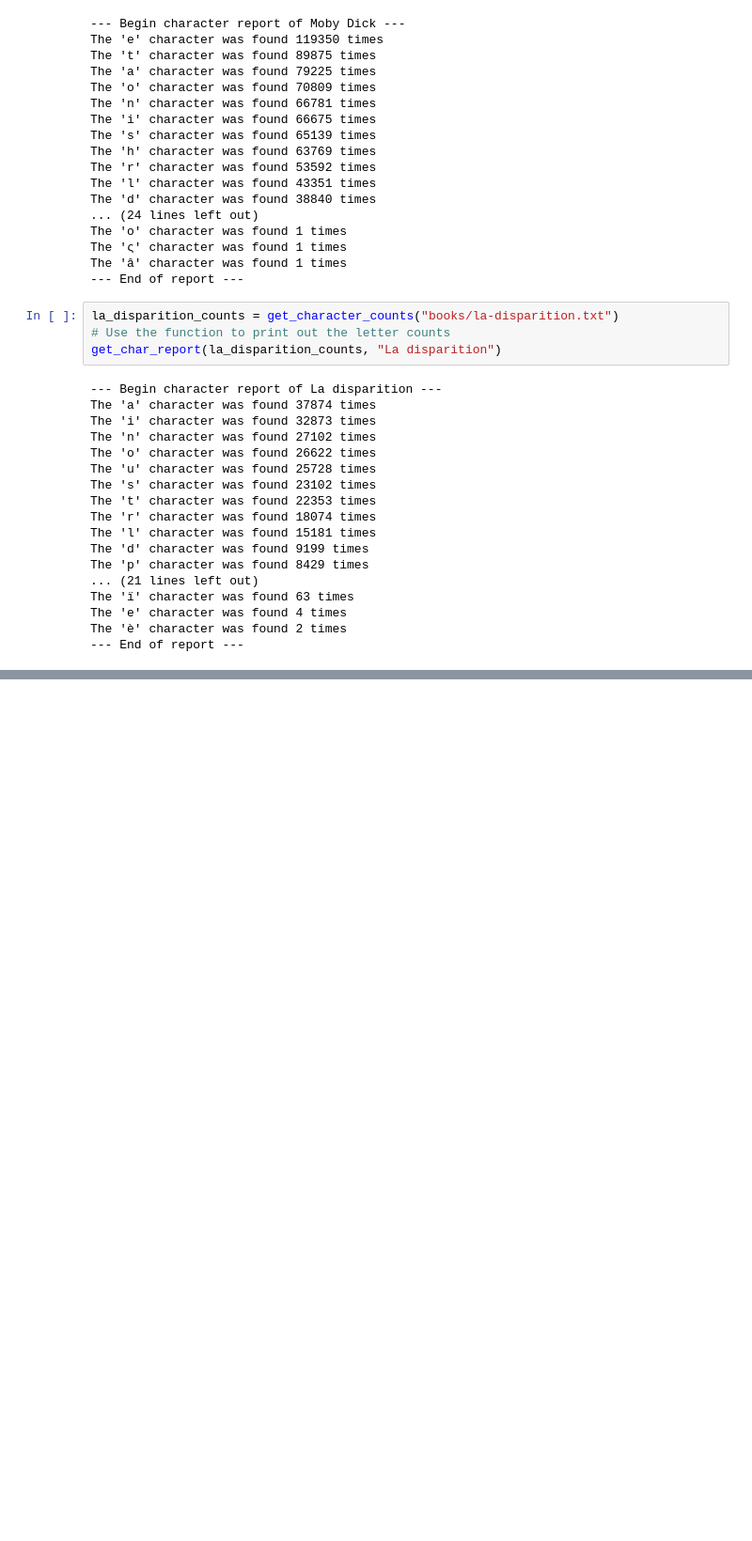
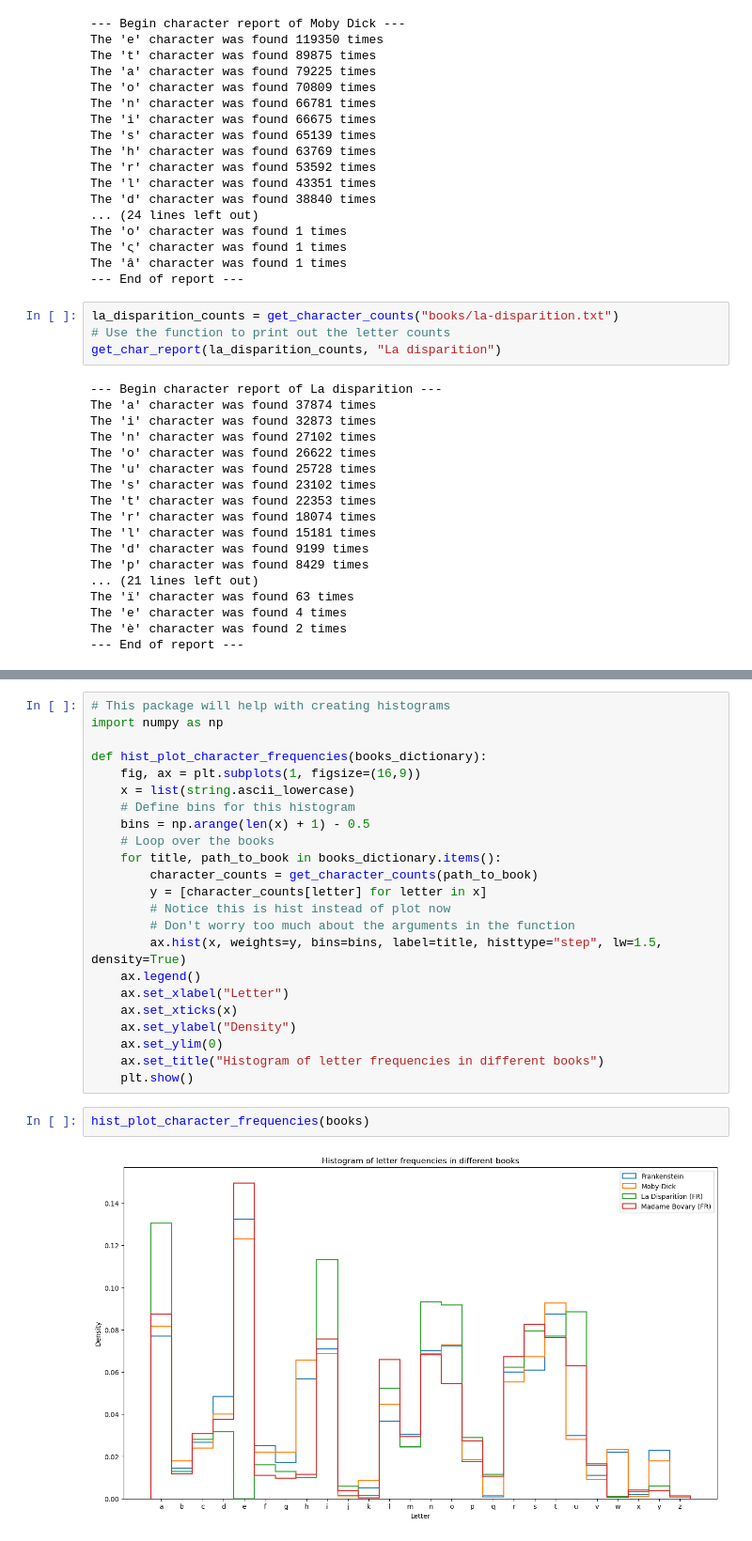
Before and after one commit to codybstrange/data-visualization-lecture, a Jupyter notebook: data-visualization.ipynb, the cells around one changed output, grey strips where cells are left out. Shown: that part at 94% size. Saved outputs shown, nothing was run; the diff lists cells and outputs as text; blank space fills up the shorter version.

```diff
--- a/data-visualization.ipynb
+++ b/data-visualization.ipynb
@@ -214,0 +255,27 @@ plot_character_frequencies(books)
+# %%
+# This package will help with creating histograms
+import numpy as np
+
+def hist_plot_character_frequencies(books_dictionary):
+    fig, ax = plt.subplots(1, figsize=(16,9))
+    x = list(string.ascii_lowercase)
+    # Define bins for this histogram
+    bins = np.arange(len(x) + 1) - 0.5
+    # Loop over the books
+    for title, path_to_book in books_dictionary.items():
+        character_counts = get_character_counts(path_to_book)
+        y = [character_counts[letter] for letter in x]
+        # Notice this is hist instead of plot now
+        # Don't worry too much about the arguments in the function
+        ax.hist(x, weights=y, bins=bins, label=title, histtype="step", lw=1.5, density=True)
+    ax.legend()
+    ax.set_xlabel("Letter")
+    ax.set_xticks(x)
+    ax.set_ylabel("Density")
+    ax.set_ylim(0)
+    ax.set_title("Histogram of letter frequencies in different books")
+    plt.show()
+# %%
+hist_plot_character_frequencies(books)
+# %% [output]
+[figure, added]
```
Also changed, not shown: parts of 17 cells of this notebook.
